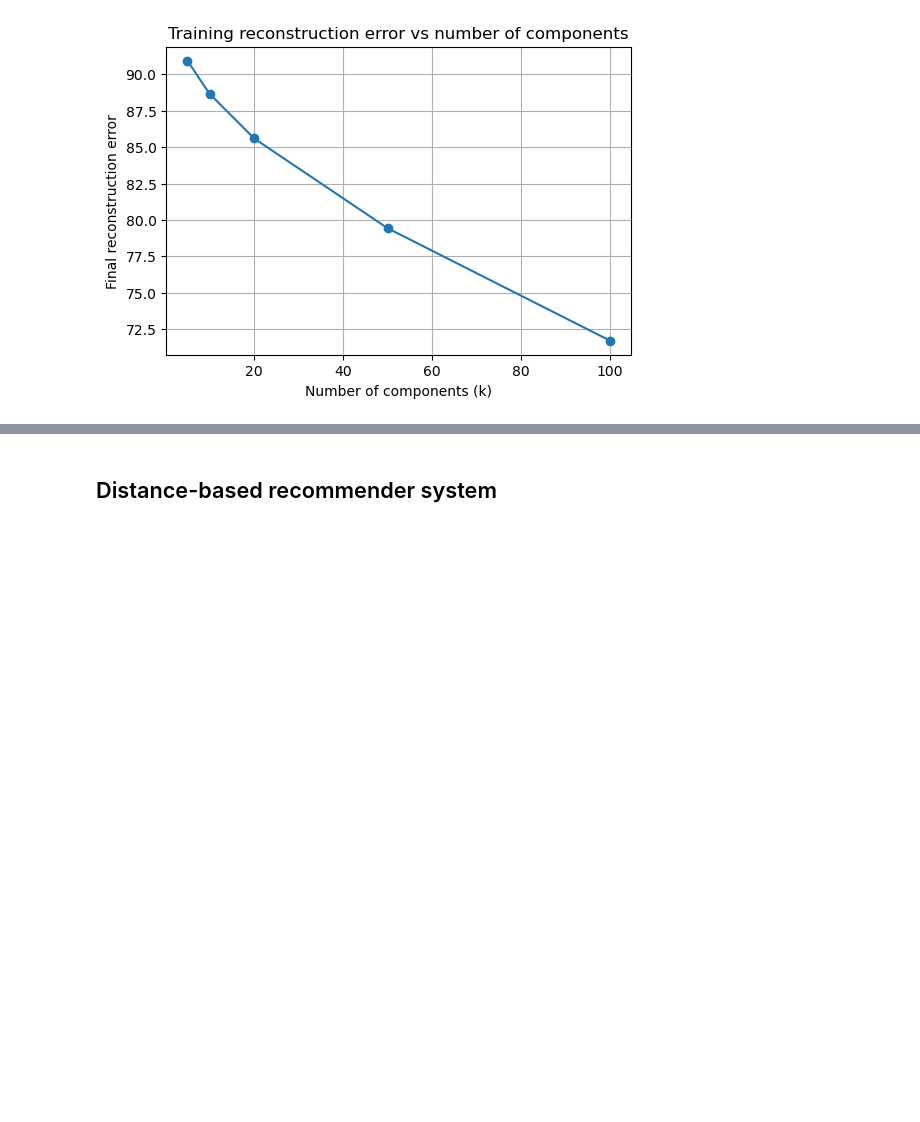
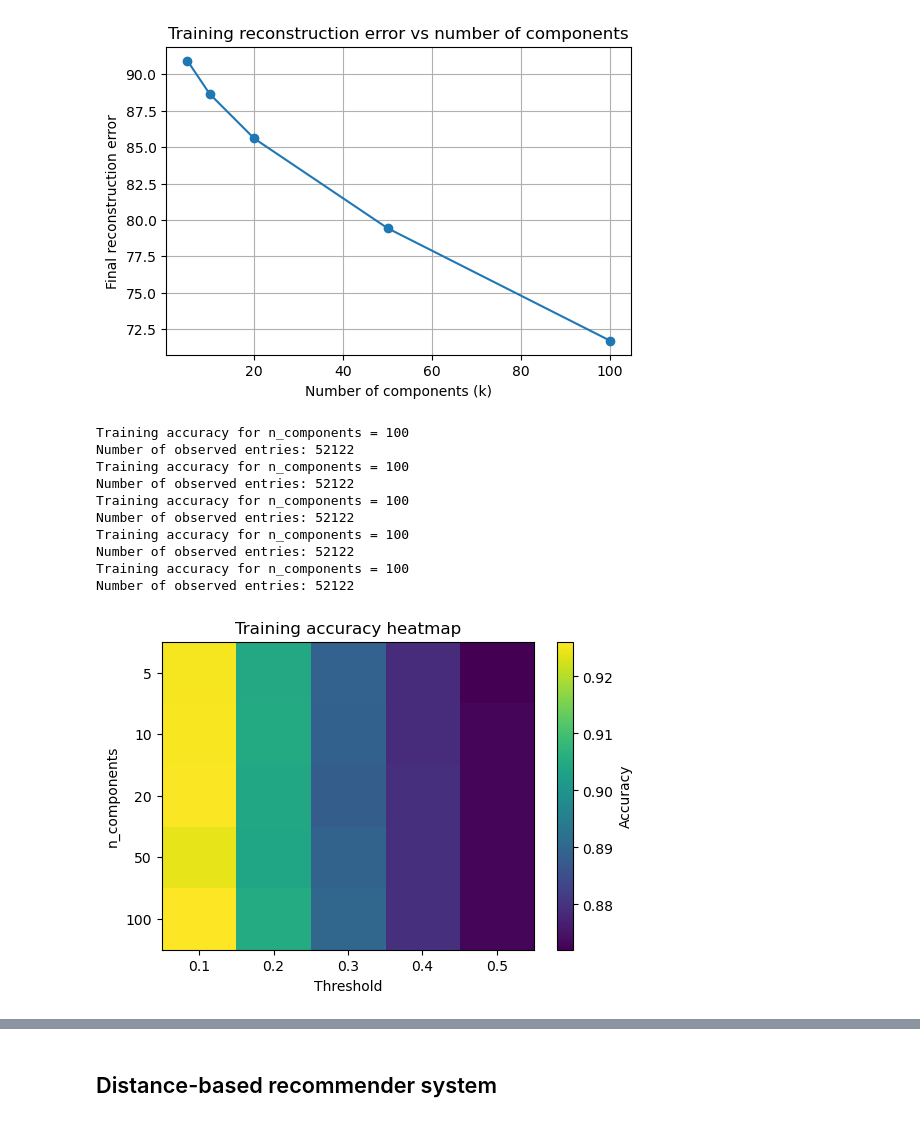
Before and after one commit to ArdaKatrancioglu/dm-lab-2, a Jupyter notebook: dm_2026_lab_assignment_2_pipeline.ipynb, the cells around one changed output, grey strips where cells are left out. Saved outputs shown, nothing was run; the diff lists cells and outputs as text; code cells hidden in the pictures; blank space fills up the shorter version.

```diff
--- a/dm_2026_lab_assignment_2_pipeline.ipynb
+++ b/dm_2026_lab_assignment_2_pipeline.ipynb
@@ -320,22 +323,56 @@ Number of observed entries: 52122
 Fitting NMF with n_components = 100
 Number of observed entries: 52122
 [figure]
-# %%
-# Step 3: Get training accuracies
-
-# Declare some list of thresholds to try: list_thr...
-
-for c in range(len(list_components)):
-
-    for t in range(len(list_thr)):
-
-        # Compute training accuracy
-# %%
-# Step 4: Get validation accuracies
-# This is where we fit the n_components and the threshold
-
-for c in range(len(list_components)):
-
-    for t in range(len(list_thr)):
-
-        # Compute validation accuracy
+# %%
+# Step 3: Get training accuracies
+
+# Declare some list of thresholds to try: list_thr...
+list_thr = [0.1, 0.2, 0.3, 0.4, 0.5]
+train_accuracies = np.zeros((len(list_components), len(list_thr)))
+
+for c in range(len(list_components)):
+    print(f"Training accuracy for n_components = {k}")
+
+    W, H, _ = nmf_nan(
+        train_data,
+        n_components=k,
+        max_iter=100,
+        tol=1e-3
+    )
+
+    X_hat = W @ H
+    mask = ~np.isnan(train_data)
+
+    for t, thr in enumerate(list_thr):
+        X_pred = (X_hat >= thr).astype(int)
+
+        correct = (X_pred[mask] == train_data[mask]).sum()
+        total = mask.sum()
+
+        train_accuracies[c, t] = correct / total
+
+plt.figure(figsize=(6,4))
+
+plt.imshow(train_accuracies, cmap='viridis', aspect='auto')
+
+plt.xticks(range(len(list_thr)), list_thr)
+plt.yticks(range(len(list_components)), list_components)
+
+plt.xlabel("Threshold")
+plt.ylabel("n_components")
+plt.title("Training accuracy heatmap")
+plt.colorbar(label="Accuracy")
+
+plt.show()
+# %% [output]
+Training accuracy for n_components = 100
+Number of observed entries: 52122
+Training accuracy for n_components = 100
+Number of observed entries: 52122
+Training accuracy for n_components = 100
+Number of observed entries: 52122
+Training accuracy for n_components = 100
+Number of observed entries: 52122
+Training accuracy for n_components = 100
+Number of observed entries: 52122
+[figure, added]
```
Also changed, not shown: parts of 3 cells of this notebook.
